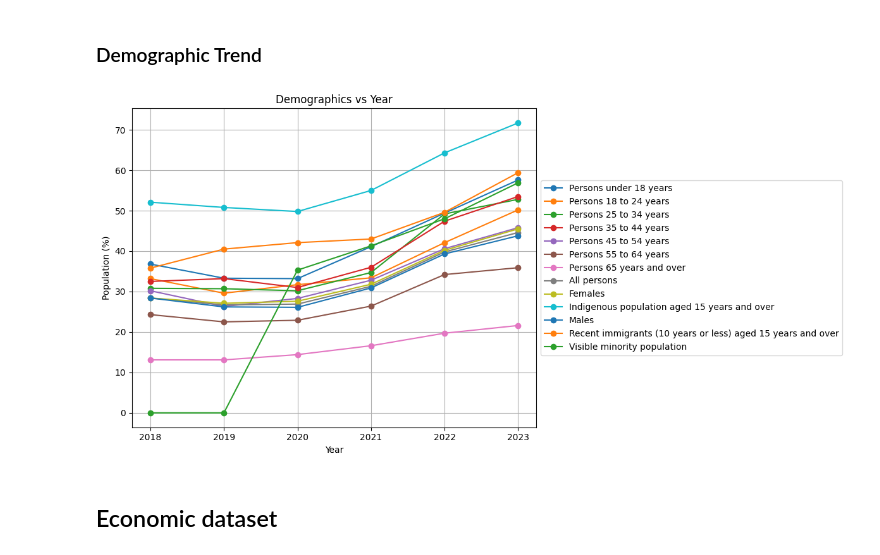
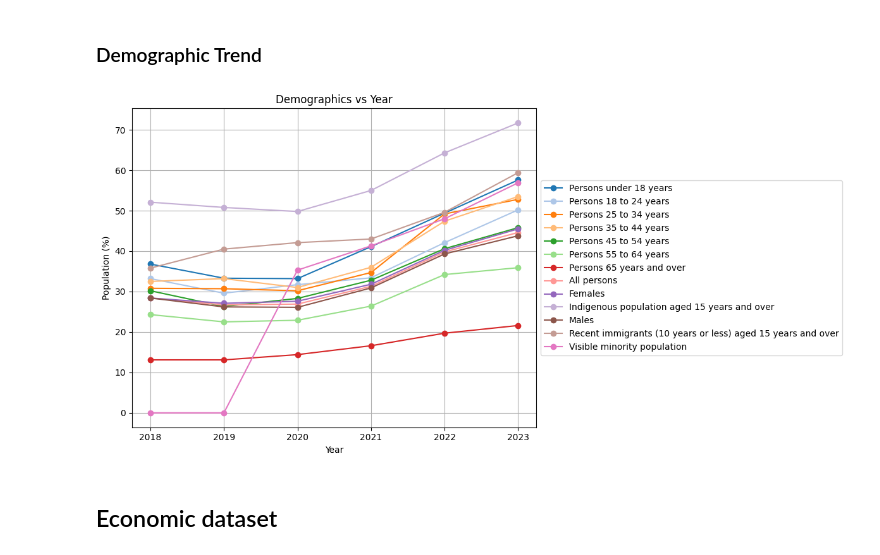
Before and after one commit to pheaktralean/ConcordIA, a Jupyter notebook: food_security_forecasting/food_security.ipynb, the cells around one changed output. Cells and saved outputs as stored; diff of their text form; code cells hidden in the pictures.

```diff
--- a/food_security_forecasting/food_security.ipynb
+++ b/food_security_forecasting/food_security.ipynb
@@ -97,7 +98,4 @@ df_intake['Year'] = df_intake['Creation Date'].dt.year.astype('Int64')
 # %%
 # Convert year into numerical
 df_intake['Year of Birth'] = df_intake['Year of Birth'].astype('Int64')
-# %%
-# All users come from canada
-df_intake['Region'] = 'Canada'
 # %%
@@ -132,0 +151,24 @@ memory usage: 12.1+ KB
+# %%
+cmap = cm.get_cmap('tab20')
+
+groups = list(grouped_creation.groupby(['Sex', 'Culture_CU']))
+
+plt.figure(figsize=(12, 6))
+
+for i, ((sex, culture), subdf) in enumerate(groups):
+    color = cmap(i % 20)  # cycle through 20 unique colors
+    plt.plot(
+        subdf['Year'],
+        subdf['Count'],
+        label=f'{sex} – {culture}',
+        marker='o',
+        color=color
+    )
+
+plt.title('Account Creation Over Time by Sex and Culture')
+plt.xlabel('Year')
+plt.ylabel('Accounts Created')
+plt.legend(bbox_to_anchor=(1.05, 1), loc='upper left')
+plt.grid(True)
+plt.tight_layout()
+plt.show()
@@ -247,19 +306,29 @@ age_order = [
 demographic_cols = [col for col in age_order if col in demographic_pivot.columns] + \
                    [col for col in demographic_pivot.columns if col not in age_order + ['Year']]
 # %%
-plt.figure(figsize=(12,6))
-for col in demographic_cols:
-    plt.plot(demographic_pivot['Year'], demographic_pivot[col], marker='o', label=col)
+cmap = cm.get_cmap('tab20')
+
+plt.figure(figsize=(12, 6))
+
+for i, col in enumerate(demographic_cols):
+    color = cmap(i % 20)  # cycle through 20 unique colors
+    plt.plot(
+        demographic_pivot['Year'],
+        demographic_pivot[col],
+        marker='o',
+        color=color,
+        label=col
+    )
 
 plt.xlabel('Year')
 plt.ylabel('Population (%)')
 plt.title('Demographics vs Year')
-plt.legend(loc='center left', bbox_to_anchor=(1, 0.5))  # Legend on the right side
+plt.legend(loc='center left', bbox_to_anchor=(1, 0.5))
 plt.grid(True)
 plt.tight_layout()
 plt.show()
 # %% [output]
-[figure, old version]
+[figure, new version]
 # %% [markdown]
 ## Economic dataset
 # %%
```
Also changed, not shown: parts of 7 cells of this notebook.
